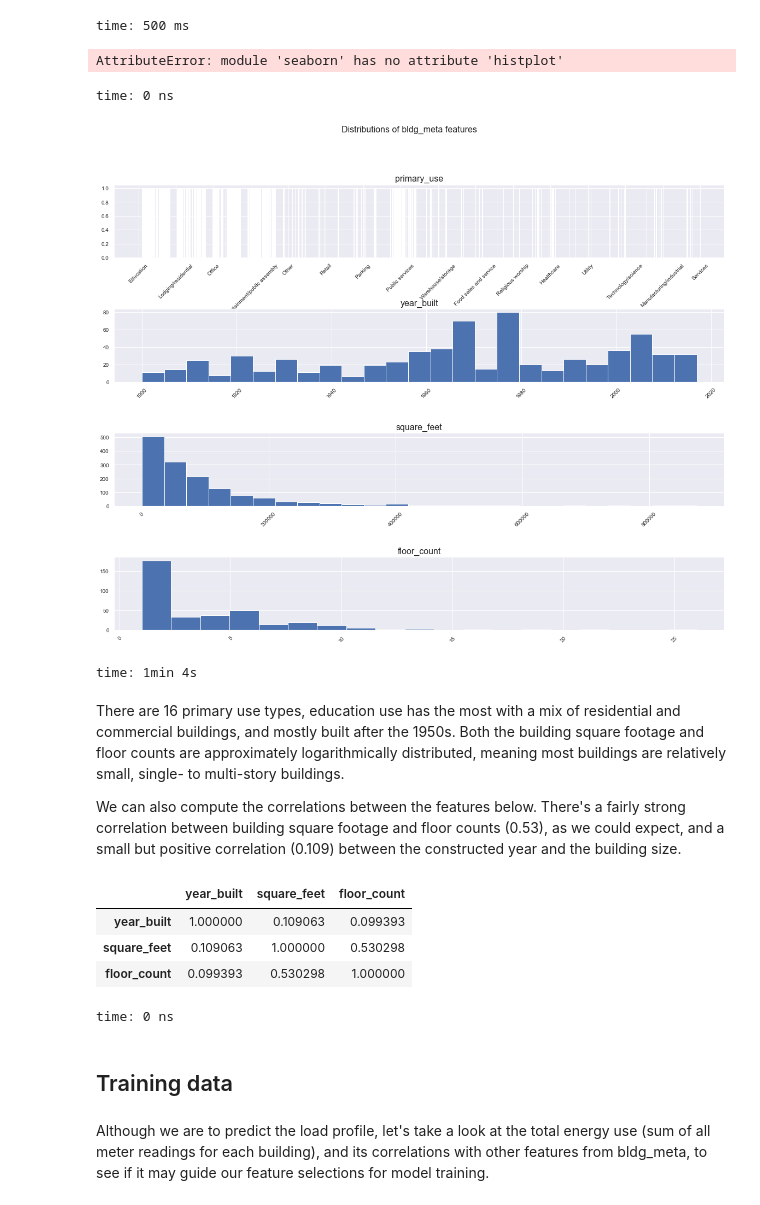
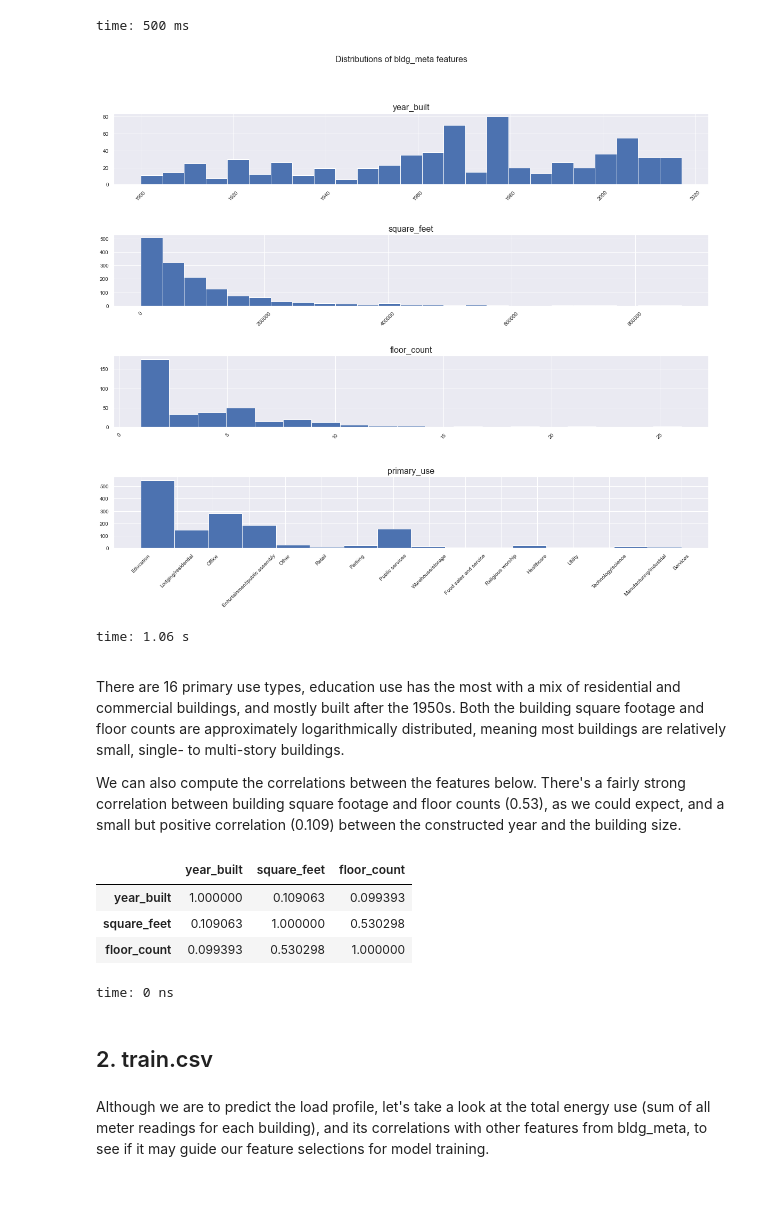
Before and after one commit to georgehua/energy-consumption-prediction, a Jupyter notebook: EDA.ipynb, the cells around one changed output. Drawn from its saved outputs; the diff is of its cells as text; code cells hidden in the pictures.

```diff
--- a/EDA.ipynb
+++ b/EDA.ipynb
@@ -140,23 +160,20 @@ ax.set_title('Number of buildings in each site', fontsize=16);
 # %% [output]
 [figure]
 time: 500 ms
-# %%
-sns.histplot(data=bldg_meta, x="primary_use")
-# %% [output]
-AttributeError: module 'seaborn' has no attribute 'histplot'
-time: 0 ns
 # %%
 fig, axes = plt.subplots(4, 1, figsize=(20, 15))
 plt.subplots_adjust(hspace = 0.7)
-targets = ["primary_use", "year_built", "square_feet", "floor_count"]
+targets = ["year_built", "square_feet", "floor_count", "primary_use"]
 for row_i, row_name in enumerate(targets):
     bldg_meta[row_name].hist(xrot=45, ax=axes[row_i], bins=min(25, len(bldg_meta[row_name].unique())))
     axes[row_i].set_title(row_name)
 fig.suptitle('Distributions of bldg_meta features');
 # %% [output]
-[figure, old version]
+[figure, new version]
-time: 1min 4s
+time: 1.06 s
 # %% [markdown]
+<a id='finding1'></a>
+
 There are 16 primary use types, education use has the most with a mix of residential and commercial buildings, and mostly built after the 1950s. Both the building square footage and floor counts are approximately logarithmically distributed, meaning most buildings are relatively small, single- to multi-story buildings.
 
 We can also compute the correlations between the features below. There's a fairly strong correlation between building square footage and floor counts (0.53), as we could expect, and a small but positive correlation (0.109) between the constructed year and the building size.
@@ -168,8 +185,8 @@ bldg_meta['year_built square_feet floor_count'.split()].corr()
 | square_feet | 0.109063 | 1.000000 | 0.530298 |
 | floor_count | 0.099393 | 0.530298 | 1.000000 |
 time: 0 ns
-# %% [markdown]
-## Training data
+# %% [markdown]
+## 2. train.csv
 # %% [markdown]
 Although we are to predict the load profile, let's take a look at the total energy use (sum of all meter readings for each building), and its correlations with other features from bldg_meta, to see if it may guide our feature selections for model training.
 # %%
```
Also changed, not shown: parts of 13 cells of this notebook, 25 other files.
